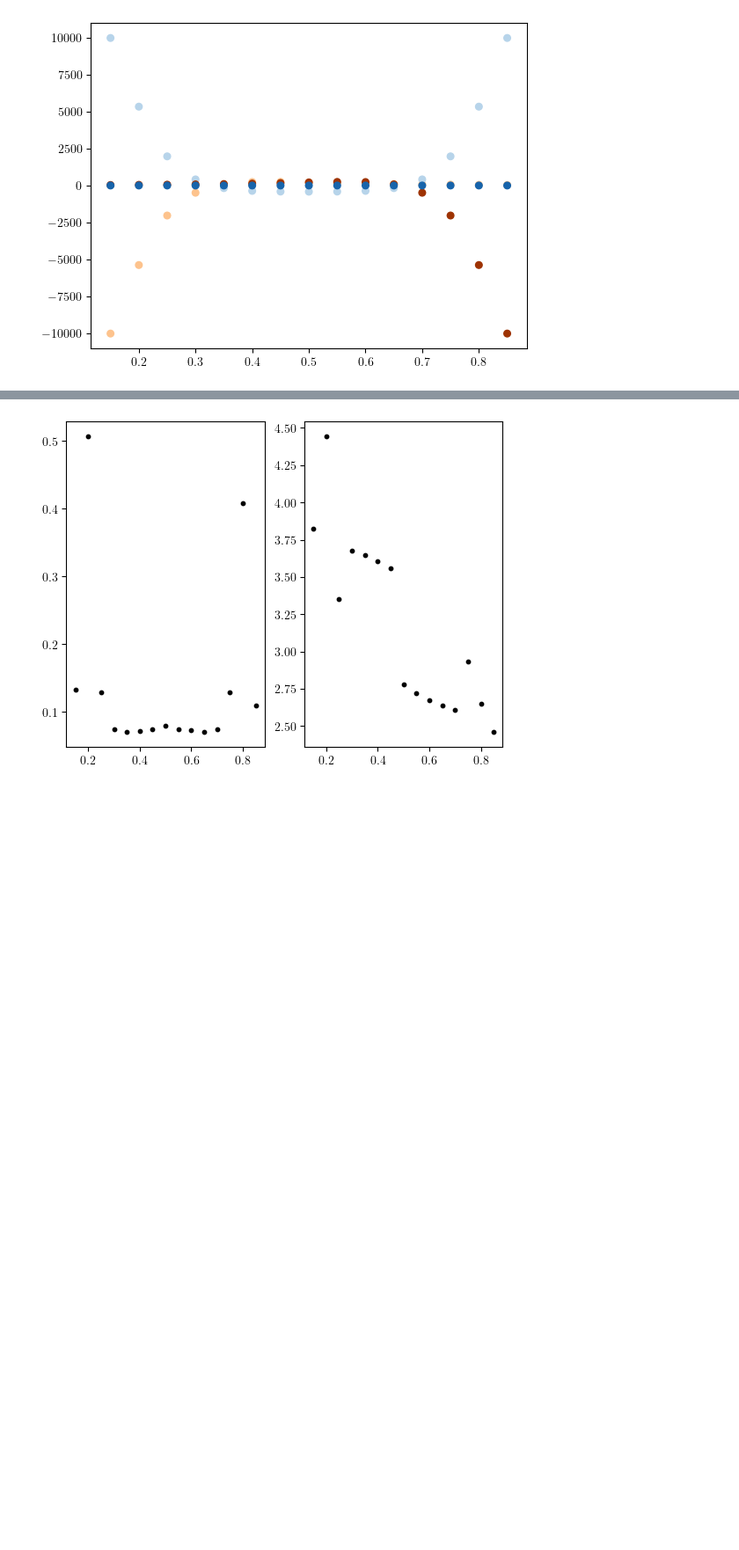
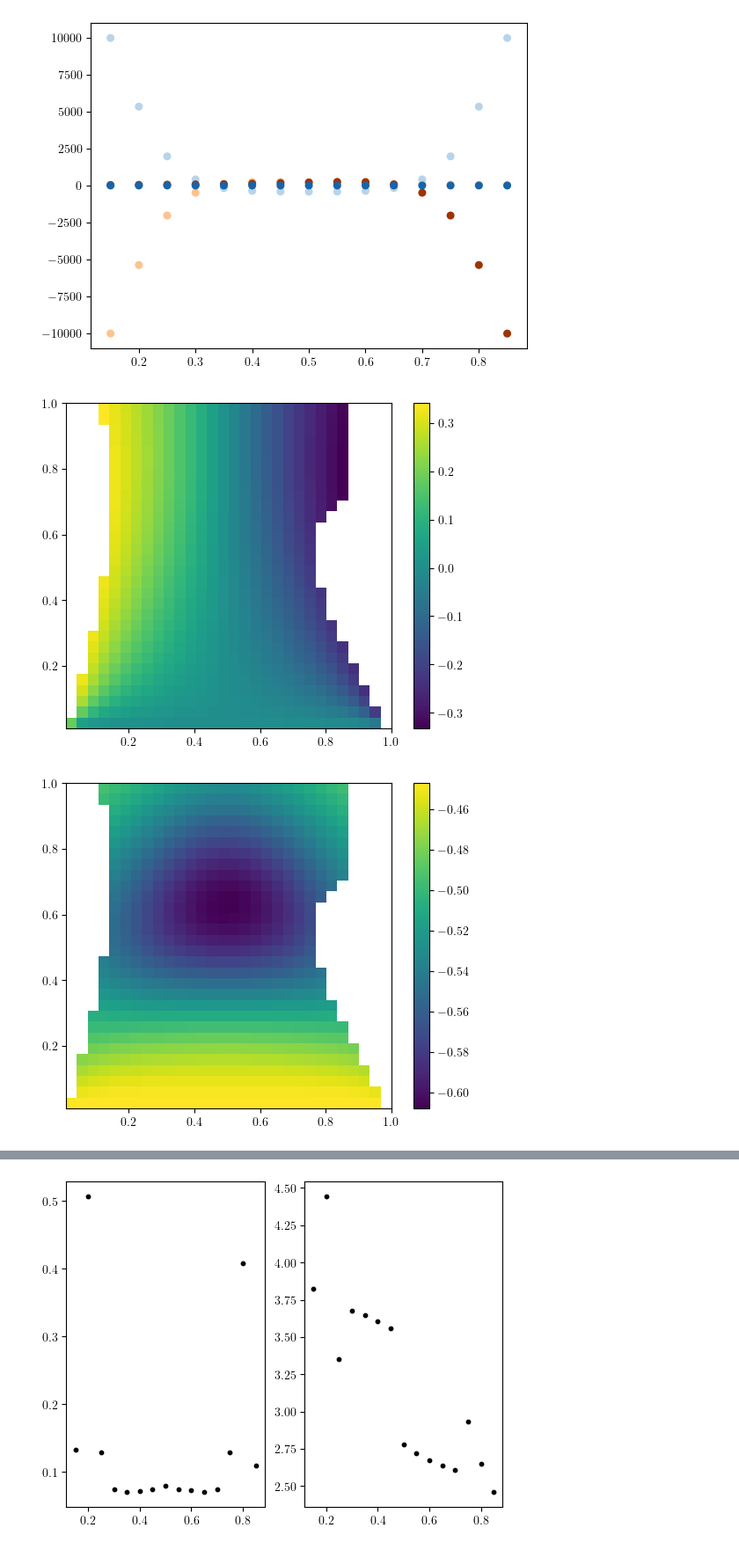
Before and after one commit to ChriGomm/master, a Jupyter notebook: numerics/interactions.ipynb, the cells around one changed output, grey strips where cells are left out. Shown at 88% size. Drawn from its saved outputs; the diff is of its cells as text; code cells hidden in the pictures; blank space fills up the shorter version.

```diff
--- a/numerics/interactions.ipynb
+++ b/numerics/interactions.ipynb
@@ -1433,29 +1480,48 @@ def find_dip(rx,ry):
 # %%
-def disc(rx, ry):
+# def disc(rx, ry):
 
-    r = np.sqrt(rx**2+ry**2)
-    rx = rx/r
-    ry = ry/r
-    return ( 1 + rx**2 + rx**2/r**5+r**5)/5/ry
+#     r = np.sqrt(rx**2+ry**2)
+#     rx = rx/r
+#     ry = ry/r
+#     return ( 1 + rx**2 + rx**2/r**5+r**5)/5/ry**2
 
-N = 10
-rx = np.linspace(0,1,N)
+N = 30
+rx = np.linspace(0.01,1,N)
 ry = rx
 r = np.meshgrid(rx,ry)
 dy = np.zeros((N,N))
 r[0][i,j]
 # # display(r)
-# dis = disc(*r)
+dis = np.sqrt(disc(*r))-1e-2
+sumxx = np.zeros((N,N))
+# disval = solve_dx(dis,*r)[1]
+# disval = discrim(dis,*r)
 for i in range(N):
     for j in range(N):
-        dy[i,j]= find_dip(r[0][i,j],r[1][i,j])
-# fig, ax = plt.subplots(1,1)
+        dy[i,j]= np.real(find_dip(r[0][i,j],r[1][i,j]))
+        r_vec1 = np.array([r[0][i,j],r[1][i,j]])
+        r_vec2 = r_vec1 - np.array([1,0])
+        d = np.array([solve_dx(dy[i,j],r[0][i,j],r[1][i,j])[0],dy[i,j]])
+        sumxx[i,j] = dip_derivative_full(r_vec1,0,0,d)+dip_derivative_full(r_vec2,0,0,d)
+fig, ax = plt.subplots(1,1)
 # im = ax.imshow(np.where(np.abs(dis)>1,np.nan,dis))
-# cmap = fig.colorbar(im,ax=ax)
+# im = ax.imshow(np.where(np.abs(dy)>1,np.nan,dy), extent=[0.01, 1, 0.01, 1], origin="lower")
+im = ax.imshow(dy, extent=[0.01, 1, 0.01, 1], origin="lower")
+# im = ax.imshow(np.where(disval>=0,np.nan,disval), extent=[0.01, 1, 0.01, 1], origin="lower")
+cmap = fig.colorbar(im,ax=ax)
+fig, ax = plt.subplots(1,1)
+disval = solve_dx(dy,*r)[1]
+# im = ax.imshow(np.where(np.abs(disval)>1,np.nan,disval), extent=[0.01, 1, 0.01, 1], origin="lower")
+im = ax.imshow(disval, extent=[0.01, 1, 0.01, 1], origin="lower")
+# im = ax.imshow(np.where(np.abs(sumxx)>1,np.nan,sumxx), extent=[0.01, 1, 0.01, 1], origin="lower")
+cmap = fig.colorbar(im,ax=ax)
 # Ny = 5
 # dy = np.linspace(-1,1)
 # for i in range(Ny):
 #     dis = equation(dy[i],*r)
 #     fig, ax = plt.subplots(1,1)
 #     im = ax.imshow(np.where(np.abs(dis)>1,np.nan,dis))
 #     cmap = fig.colorbar(im,ax=ax)
+# %% [output]
+[figure, added]
+[figure, added]
```
Also changed, not shown: parts of 36 cells of this notebook, 36 other files.
